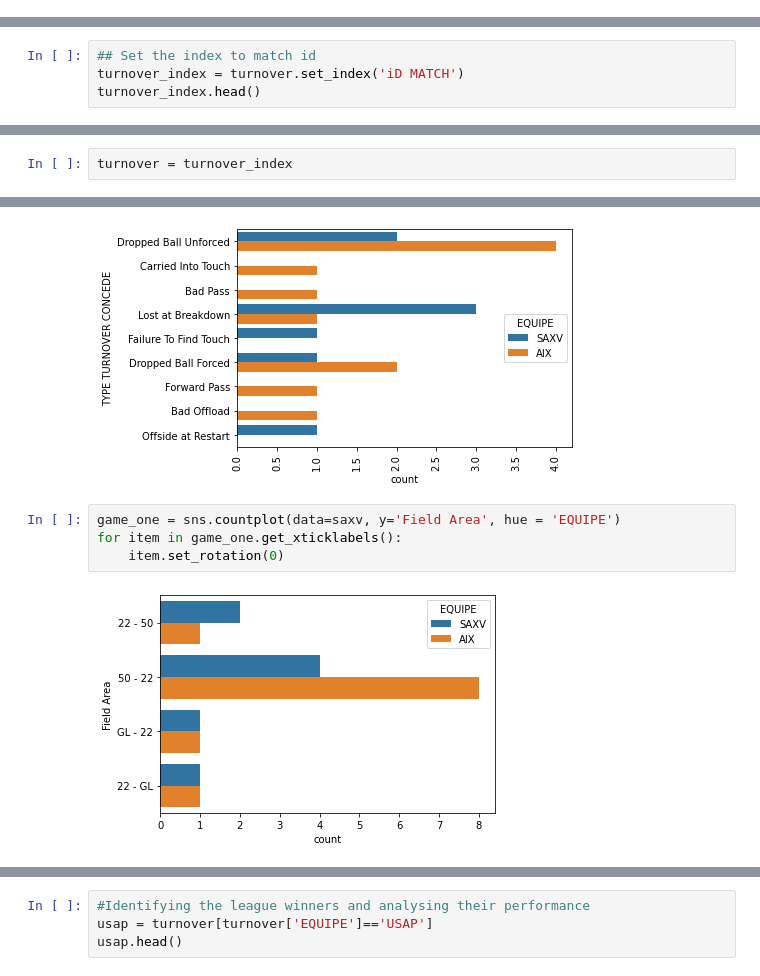
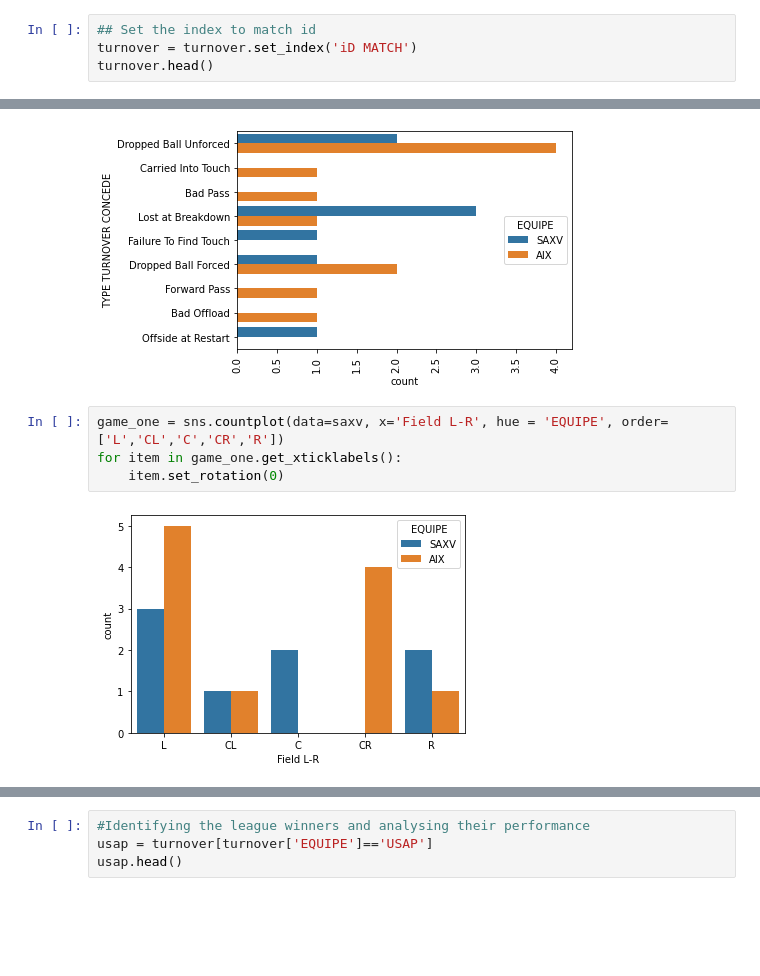
Before and after one commit to UCDPAIanSheridan/UCDPA_IanSheridan, a Jupyter notebook: MyProject.ipynb, the cells around one changed output, grey strips where cells are left out. Saved outputs shown, nothing was run; the diff lists cells and outputs as text; blank space fills up the shorter version.

```diff
--- a/MyProject.ipynb
+++ b/MyProject.ipynb
@@ -82,3 +82,7 @@ turnover.head
 3060         R
 
 [4405 rows x 11 columns]>
+# %%
+## Set the index to match id
+turnover = turnover.set_index('iD MATCH')
+turnover.head()
@@ -136,4 +146,0 @@ turnover.head()
-# %%
-## Set the index to match id
-turnover_index = turnover.set_index('iD MATCH')
-turnover_index.head()
@@ -151,7 +150,5 @@ print(turnover_index['TYPE TURNOVER CONCEDE'].nunique())
 # %% [output]
 16
-# %%
-turnover = turnover_index
 # %%
 turnover.head()
 # %% [output]
@@ -259,8 +256,8 @@ for item in game_one.get_xticklabels():
 # %% [output]
 [figure]
 # %%
-game_one = sns.countplot(data=saxv, y='Field Area', hue = 'EQUIPE')
+game_one = sns.countplot(data=saxv, x='Field L-R', hue = 'EQUIPE', order=['L','CL','C','CR','R'])
 for item in game_one.get_xticklabels():
     item.set_rotation(0)
 # %% [output]
-[figure, old version]
+[figure, new version]
```
Also changed, not shown: parts of 10 cells of this notebook.
